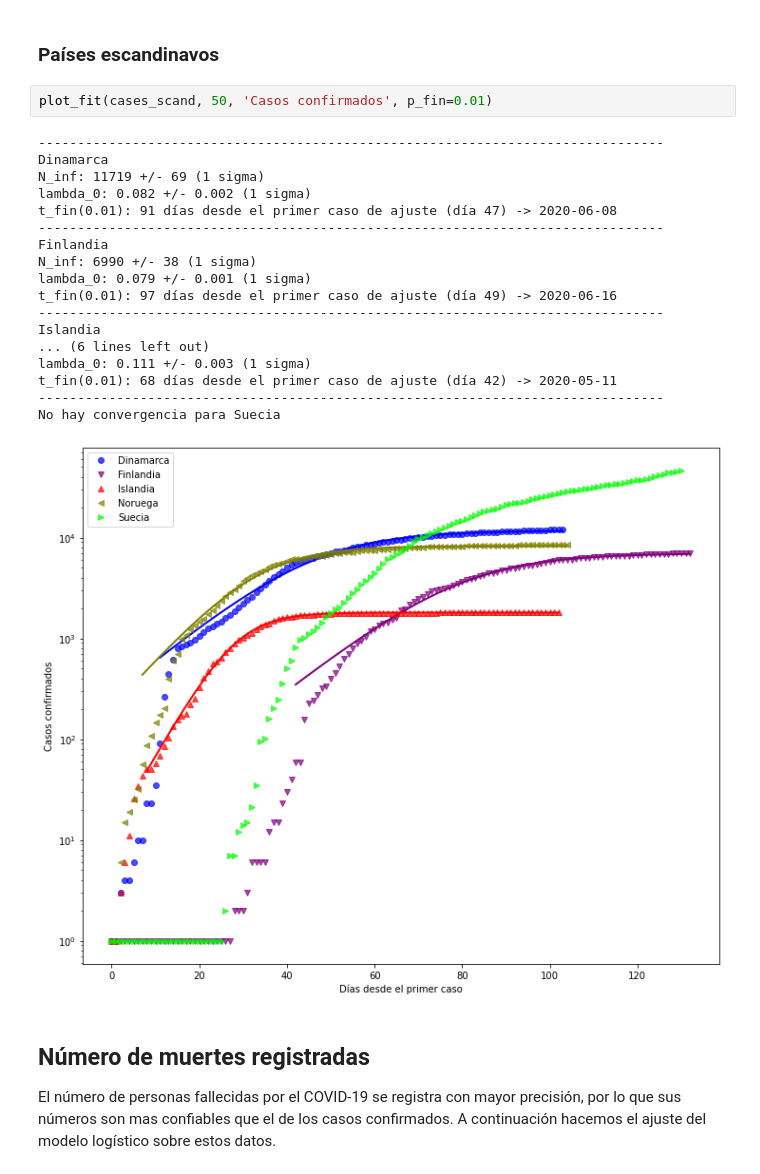
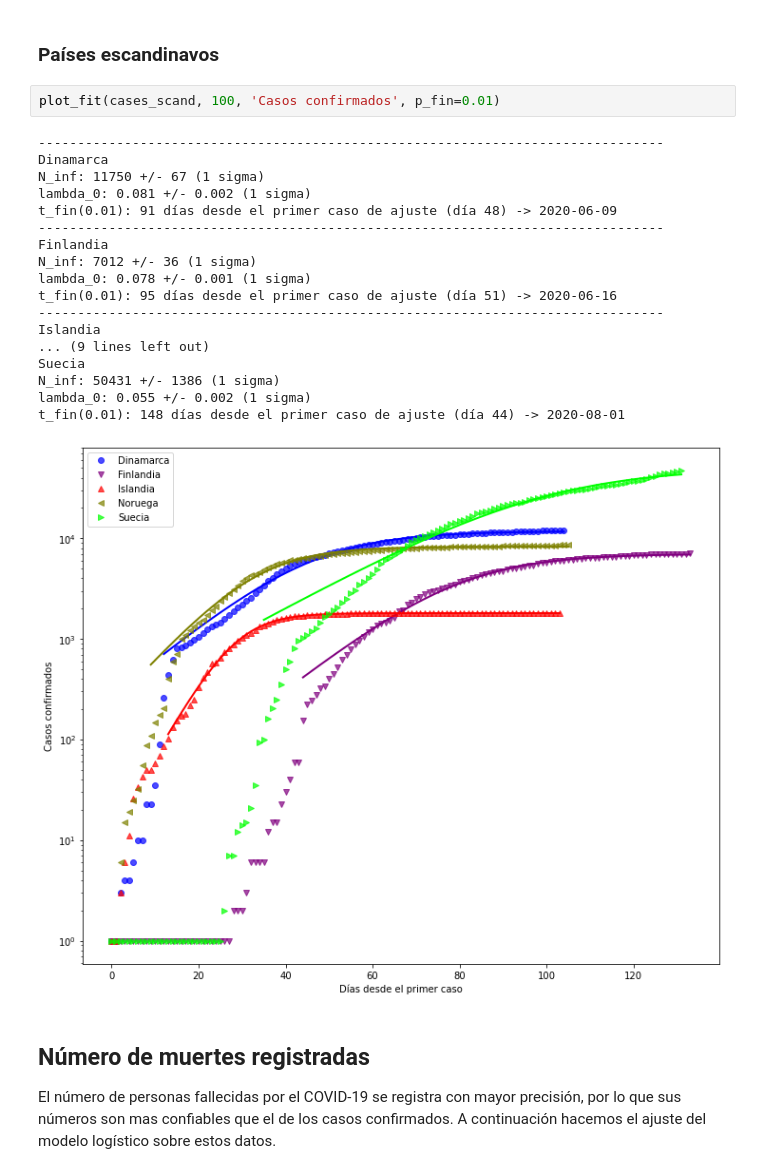
Before and after one commit to manuxch/logistic-covid19, a Jupyter notebook: Logistic_model_COVID-19.ipynb, the cells around one changed output. Saved outputs shown, nothing was run; the diff lists cells and outputs as text.

```diff
--- a/Logistic_model_COVID-19.ipynb
+++ b/Logistic_model_COVID-19.ipynb
@@ -226,26 +226,26 @@ t_fin(0.01): 85 días desde el primer caso de ajuste (día 56) -> 2020-06-11
 # %% [markdown]
 ### Países escandinavos
 # %%
-plot_fit(cases_scand, 50, 'Casos confirmados', p_fin=0.01)
+plot_fit(cases_scand, 100, 'Casos confirmados', p_fin=0.01)
 # %% [output]
 --------------------------------------------------------------------------------
 Dinamarca
-N_inf: 11719 +/- 69 (1 sigma)
-lambda_0: 0.082 +/- 0.002 (1 sigma)
-t_fin(0.01): 91 días desde el primer caso de ajuste (día 47) -> 2020-06-08
+N_inf: 11750 +/- 67 (1 sigma)
+lambda_0: 0.081 +/- 0.002 (1 sigma)
+t_fin(0.01): 91 días desde el primer caso de ajuste (día 48) -> 2020-06-09
 --------------------------------------------------------------------------------
 Finlandia
-N_inf: 6990 +/- 38 (1 sigma)
-lambda_0: 0.079 +/- 0.001 (1 sigma)
-t_fin(0.01): 97 días desde el primer caso de ajuste (día 49) -> 2020-06-16
+N_inf: 7012 +/- 36 (1 sigma)
+lambda_0: 0.078 +/- 0.001 (1 sigma)
+t_fin(0.01): 95 días desde el primer caso de ajuste (día 51) -> 2020-06-16
 --------------------------------------------------------------------------------
 Islandia
-... (6 lines left out)
-lambda_0: 0.111 +/- 0.003 (1 sigma)
-t_fin(0.01): 68 días desde el primer caso de ajuste (día 42) -> 2020-05-11
---------------------------------------------------------------------------------
-No hay convergencia para Suecia
+... (9 lines left out)
+Suecia
+N_inf: 50431 +/- 1386 (1 sigma)
+lambda_0: 0.055 +/- 0.002 (1 sigma)
+t_fin(0.01): 148 días desde el primer caso de ajuste (día 44) -> 2020-08-01
-[figure, old version]
+[figure, new version]
 # %% [markdown]
 ## Número de muertes registradas
 
```
Also changed, not shown: parts of 8 cells of this notebook.
